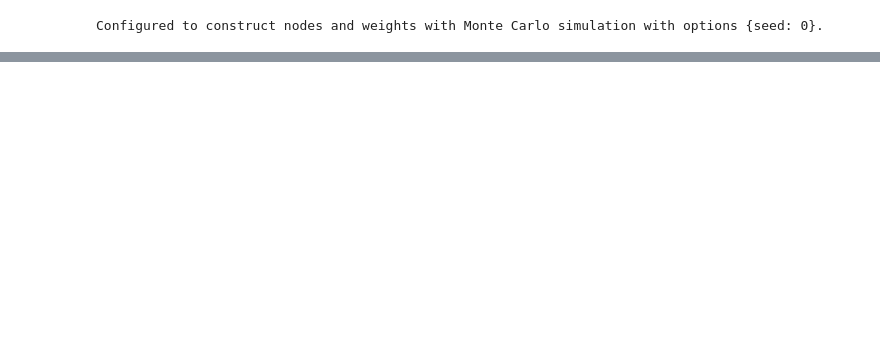
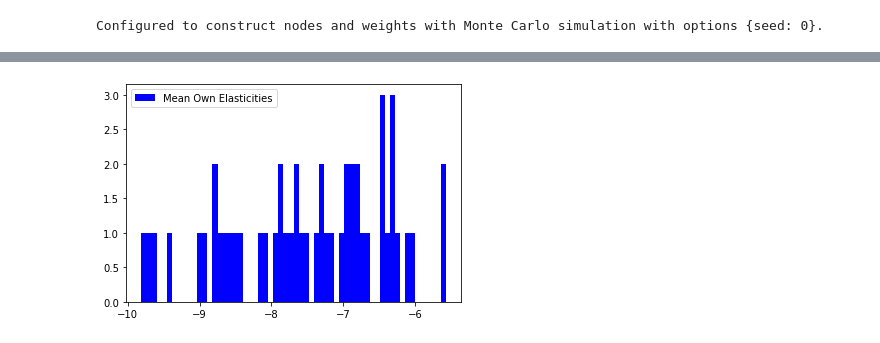
Before and after one commit to Danielasantosc/IO-PSets, a Jupyter notebook: PS2/src/PS2.ipynb, the cells around one changed output, grey strips where cells are left out. Saved outputs shown, nothing was run; the diff lists cells and outputs as text; code cells hidden in the pictures; blank space fills up the shorter version.

```diff
--- a/PS2/src/PS2.ipynb
+++ b/PS2/src/PS2.ipynb
@@ -607,0 +642,11 @@ Computation  Optimizer  Optimization   Objective   Fixed Point  Contraction
+# %%
+means = results2.extract_diagonal_means(elasticities)
+# %%
+plt.hist(
+    [means.flatten()],
+    color=['blue'],
+    bins=60
+);
+plt.legend(['Mean Own Elasticities']);
+# %% [output]
+[figure, added]
```
Also changed, not shown: parts of 16 cells of this notebook, 1 other file.
